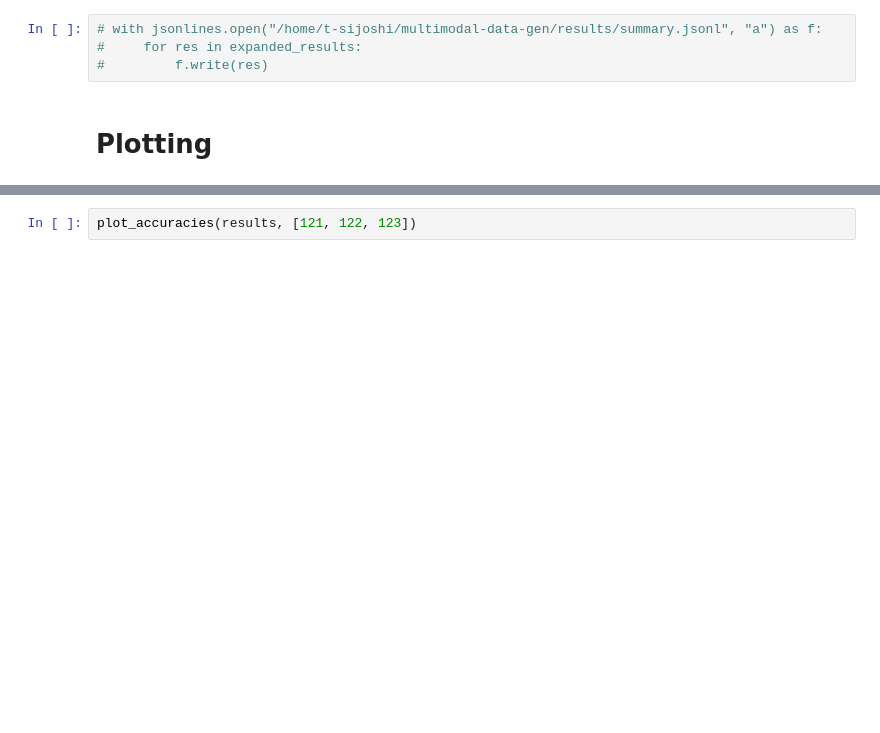
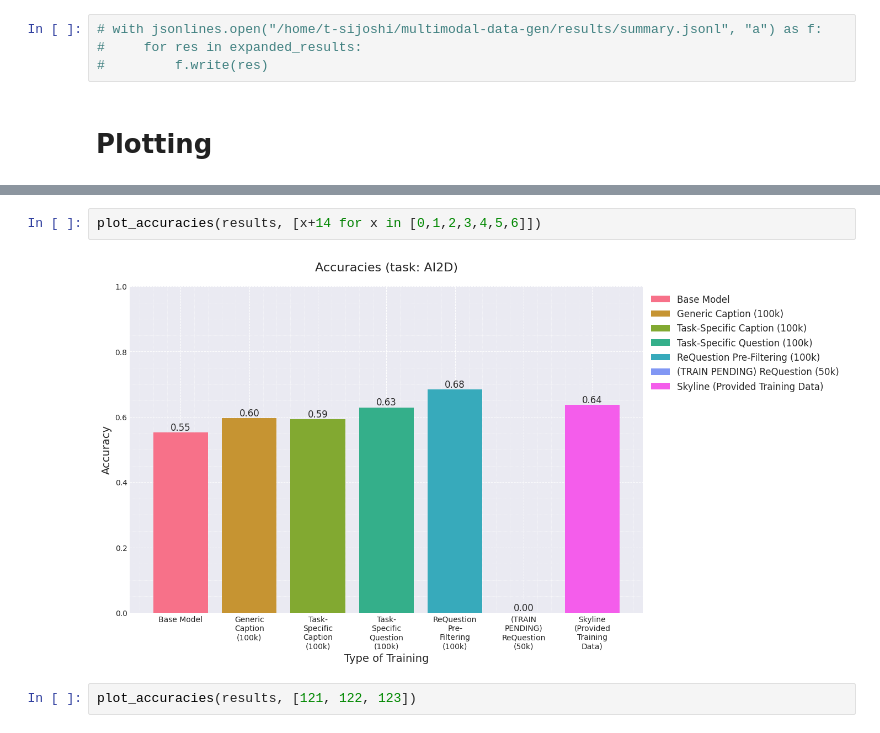
Before and after one commit to sjoshi804/MM-Gen, a Jupyter notebook: notebooks/plot_results.ipynb, the cells around one changed output, grey strips where cells are left out. Cells and saved outputs as stored; diff of their text form; blank space fills up the shorter version.

```diff
--- a/notebooks/plot_results.ipynb
+++ b/notebooks/plot_results.ipynb
@@ -383,3 +387,7 @@ plot_accuracies(results, [104, -5, -4, -3, -2, -1, 106])
+# %%
+plot_accuracies(results, [x+14 for x in [0,1,2,3,4,5,6]])
+# %% [output]
+[figure, added]
 # %%
 plot_accuracies(results, [121, 122, 123])
 # %% [output]
```
Also changed, not shown: parts of 4 cells of this notebook, 1 other file.
